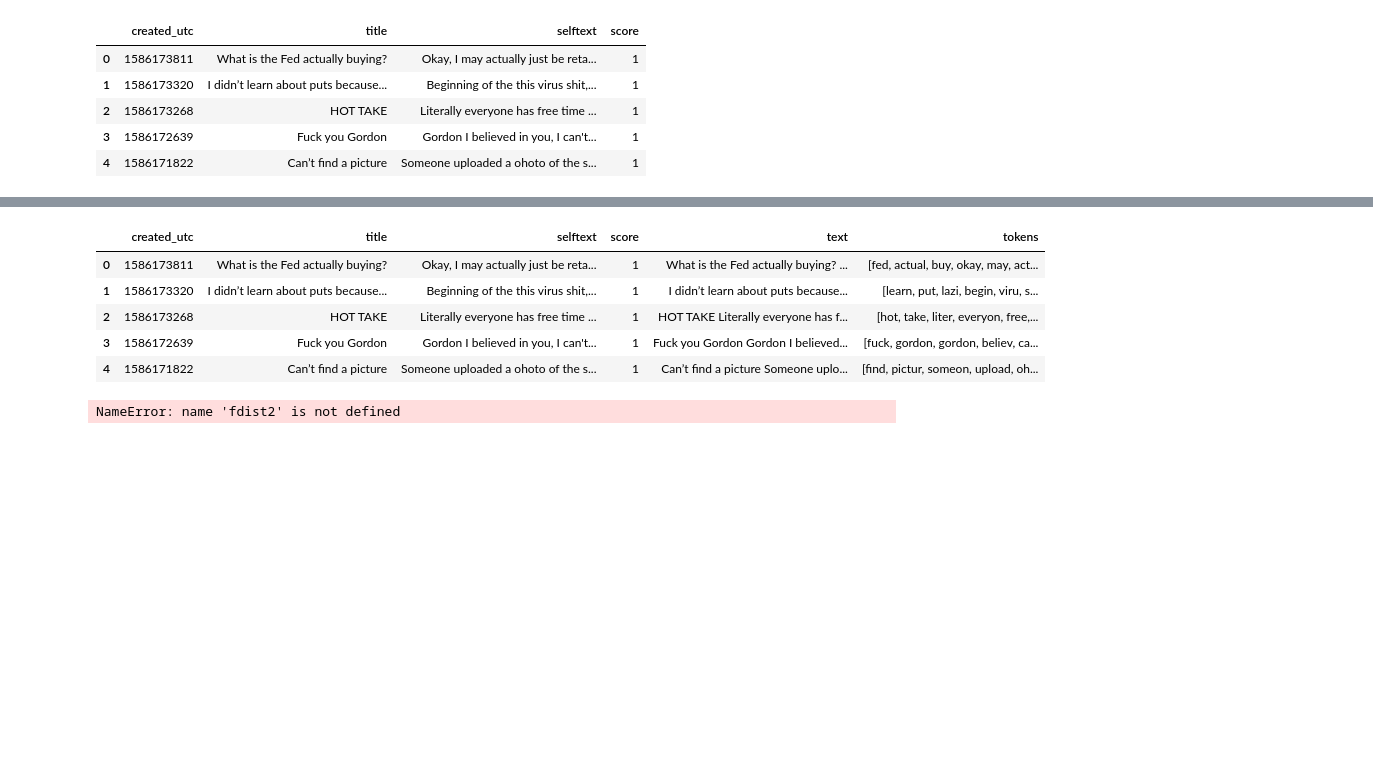
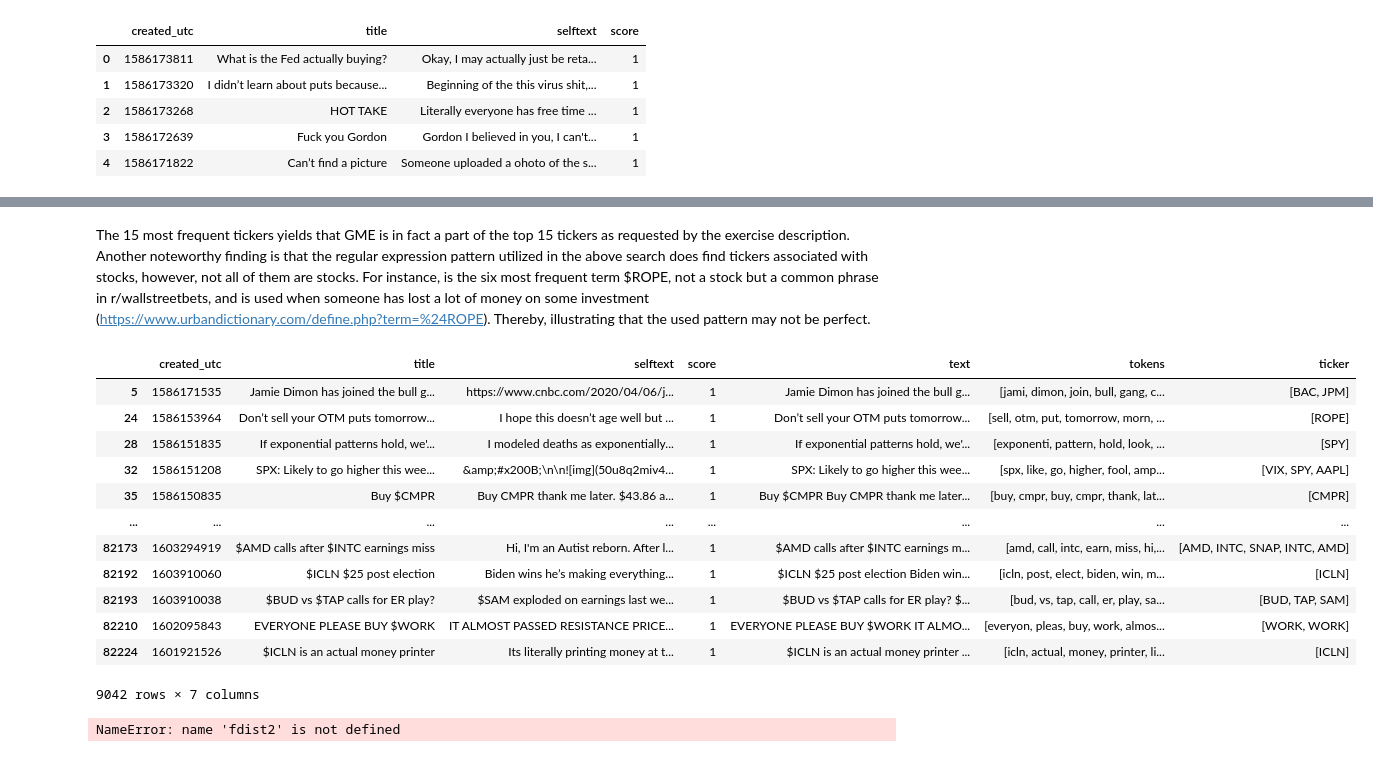
Before and after one commit to DanielHolmelund/Computational-Social-Science-02467, a Jupyter notebook: Assignment 2.ipynb, the cells around one changed output, grey strips where cells are left out. Saved outputs shown, nothing was run; the diff lists cells and outputs as text; code cells hidden in the pictures; blank space fills up the shorter version.

Commit message:
Have added the find_tickers function and also written a few comments focusing on weaknesses

```diff
--- a/Assignment 2.ipynb
+++ b/Assignment 2.ipynb
@@ -56,3 +56,17 @@ def preprocess(text):
     return processed_text
 
 submissions['tokens'] = [preprocess(x) for x in tqdm(submissions['text'])]
+# %%
+#Variable fdist2 not stored on my local computer. Hence, I have just added how it was determined:
+def get_ticker(word: str)->list:
+    return re.findall(r'\$[a-zA-Z]{1,5}', word)
+#Setting charachter length constraint due to the following: https://www.investopedia.com/terms/s/stocksymbol.asp
+submissions['ticker'] = submissions["text"].map(get_ticker)
+# %%
+#Removing dollar sign
+for i in tqdm(range(len(submissions))):
+    ticker_list = submissions.iloc[i, :]['ticker']
+    temp = []
+    for j in ticker_list:
+        temp.append(re.sub(r'\$', '', j).upper())
+    submissions['ticker'][i] = temp
@@ -59,12 +97,21 @@ submissions['tokens'] = [preprocess(x) for x in tqdm(submissions['text'])]
+# %% [markdown]
+The 15 most frequent tickers yields that GME is in fact a part of the top 15 tickers as requested by the exercise description. Another noteworthy finding is that the regular expression pattern utilized in the above search does find tickers associated with stocks, however, not all of them are stocks. For instance, is the six most frequent term $ROPE, not a stock but a common phrase in r/wallstreetbets, and is used when someone has lost a lot of money on some investment (https://www.urbandictionary.com/define.php?term=%24ROPE). Thereby, illustrating that the used pattern may not be perfect.
 # %%
-submissions.head()
+submissions[submissions.ticker.astype(bool)]
 # %% [output]
-|  | created_utc | title | selftext | score | text | tokens |
-| 0 | 1586173811 | What is the Fed actually buying? | Okay, I may actually just be reta... | 1 | What is the Fed actually buying? ... | [fed, actual, buy, okay, may, act... |
-| 1 | 1586173320 | I didn’t learn about puts because... | Beginning of the this virus shit,... | 1 | I didn’t learn about puts because... | [learn, put, lazi, begin, viru, s... |
-| 2 | 1586173268 | HOT TAKE | Literally everyone has free time ... | 1 | HOT TAKE Literally everyone has f... | [hot, take, liter, everyon, free,... |
-| 3 | 1586172639 | Fuck you Gordon | Gordon I believed in you, I can't... | 1 | Fuck you Gordon Gordon I believed... | [fuck, gordon, gordon, believ, ca... |
-| 4 | 1586171822 | Can’t find a picture | Someone uploaded a ohoto of the s... | 1 | Can’t find a picture Someone uplo... | [find, pictur, someon, upload, oh... |
+|  | created_utc | title | selftext | score | text | tokens | ticker |
+| 5 | 1586171535 | Jamie Dimon has joined the bull g... | https://www.cnbc.com/2020/04/06/j... | 1 | Jamie Dimon has joined the bull g... | [jami, dimon, join, bull, gang, c... | [BAC, JPM] |
+| 24 | 1586153964 | Don’t sell your OTM puts tomorrow... | I hope this doesn’t age well but ... | 1 | Don’t sell your OTM puts tomorrow... | [sell, otm, put, tomorrow, morn, ... | [ROPE] |
+| 28 | 1586151835 | If exponential patterns hold, we'... | I modeled deaths as exponentially... | 1 | If exponential patterns hold, we'... | [exponenti, pattern, hold, look, ... | [SPY] |
+| 32 | 1586151208 | SPX: Likely to go higher this wee... | &amp;#x200B;\n\n![img](50u8q2miv4... | 1 | SPX: Likely to go higher this wee... | [spx, like, go, higher, fool, amp... | [VIX, SPY, AAPL] |
+| 35 | 1586150835 | Buy $CMPR | Buy CMPR thank me later. $43.86 a... | 1 | Buy $CMPR Buy CMPR thank me later... | [buy, cmpr, buy, cmpr, thank, lat... | [CMPR] |
+| ... | ... | ... | ... | ... | ... | ... | ... |
+| 82173 | 1603294919 | $AMD calls after $INTC earnings miss | Hi, I'm an Autist reborn. After l... | 1 | $AMD calls after $INTC earnings m... | [amd, call, intc, earn, miss, hi,... | [AMD, INTC, SNAP, INTC, AMD] |
+| 82192 | 1603910060 | $ICLN $25 post election | Biden wins he’s making everything... | 1 | $ICLN $25 post election Biden win... | [icln, post, elect, biden, win, m... | [ICLN] |
+| 82193 | 1603910038 | $BUD vs $TAP calls for ER play? | $SAM exploded on earnings last we... | 1 | $BUD vs $TAP calls for ER play? $... | [bud, vs, tap, call, er, play, sa... | [BUD, TAP, SAM] |
+| 82210 | 1602095843 | EVERYONE PLEASE BUY $WORK | IT ALMOST PASSED RESISTANCE PRICE... | 1 | EVERYONE PLEASE BUY $WORK IT ALMO... | [everyon, pleas, buy, work, almos... | [WORK, WORK] |
+| 82224 | 1601921526 | $ICLN is an actual money printer | Its literally printing money at t... | 1 | $ICLN is an actual money printer ... | [icln, actual, money, printer, li... | [ICLN] |
+9042 rows × 7 columns
 # %%
 #2
 #Use stored dict and get the top 15 stocks.
```
Also changed, not shown: parts of 2 cells of this notebook.
